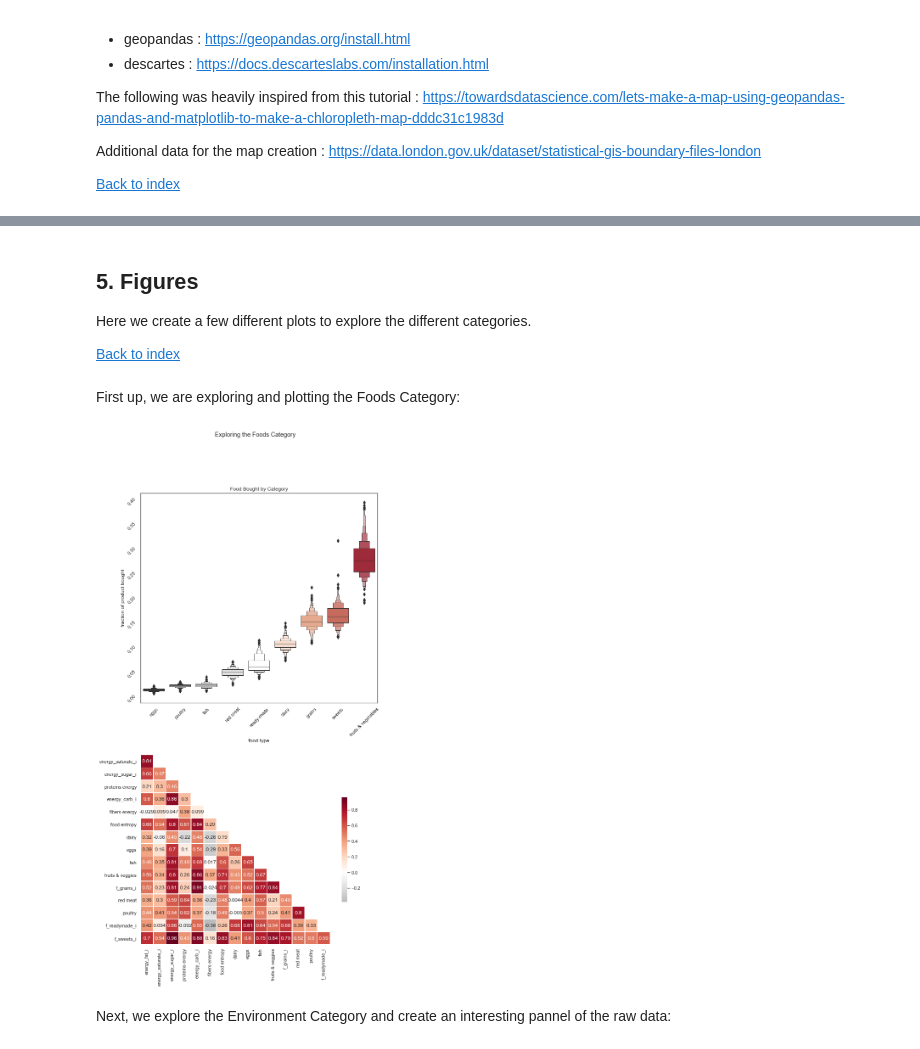
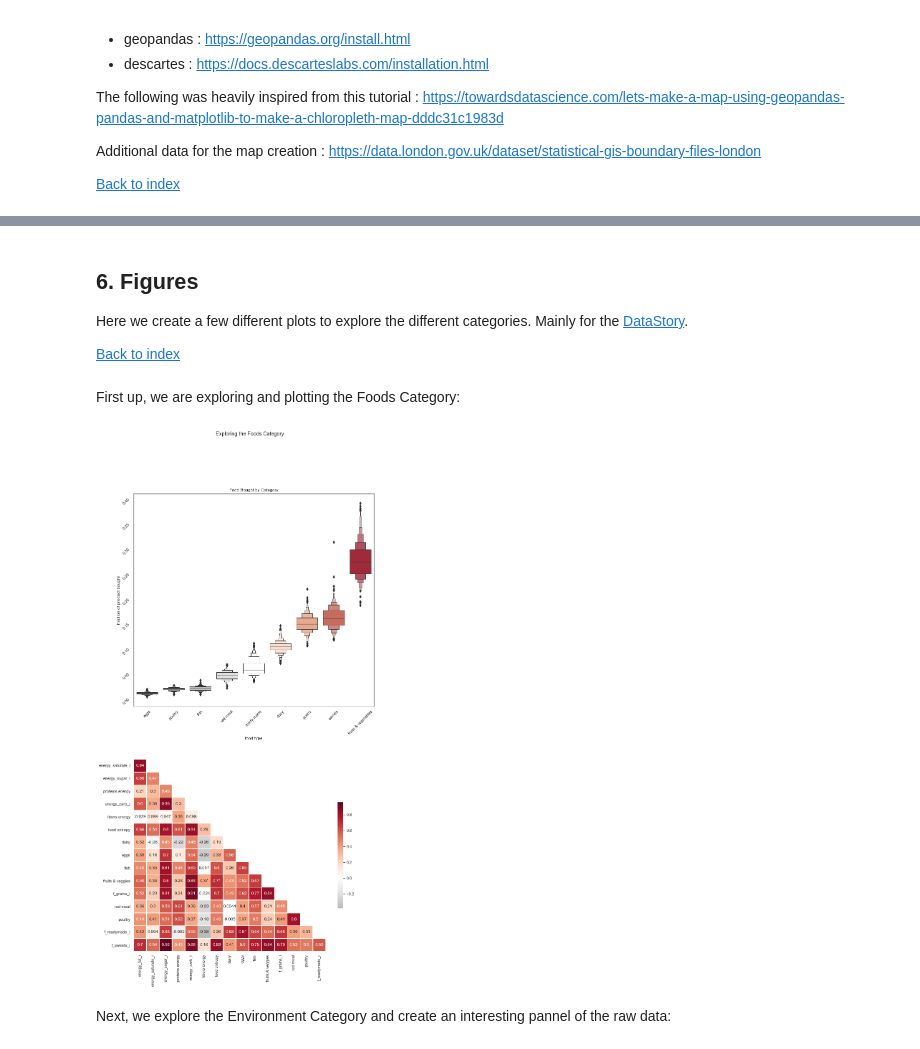
Before and after one commit to epfl-ada/ada-2020-project-milestone-p3-p3_datasurferz, a Jupyter notebook: p4.ipynb, the cells around one changed output, grey strips where cells are left out. Saved outputs shown, nothing was run; the diff lists cells and outputs as text; code cells hidden in the pictures.

```diff
--- a/p4.ipynb
+++ b/p4.ipynb
@@ -166,39 +161,26 @@ ward_crime = ward_crime.dropna(how = 'all')
 ward_demographics = ward_demographics.dropna(how = 'all',axis=1)
 ward_education = ward_education.dropna()
 ward_property= ward_property.dropna(how = 'any')
-validation = validation.dropna(how = 'all')
-validation = validation.dropna(how = 'all', axis = 1)
-validation = validation.dropna(how = 'any', axis = 0)
-#wellbeing = wellbeing.dropna(how = 'all')
-#wellbeing = wellbeing.dropna(how = 'all', axis = 1)
-#wellbeing = wellbeing.dropna(how = 'any', axis = 0)
+wellbeing =wellbeing.dropna(how='all',axis=0)
+wellbeing = wellbeing.dropna(how='all',axis=1)
+wellbeing = wellbeing.dropna(how = 'any', axis = 0)
 # %%
 # Rename all the "New Code " to "area id" for merging purposes
 master_data = {'crime': ward_crime, 'demographics': ward_demographics, 'education': ward_education,
-              'environment': ward_environment, 'property': ward_property, 'foods':ward_tesco, 'validation':validation}
+              'environment': ward_environment, 'property': ward_property, 'foods':ward_tesco, 'validation':wellbeing}
 
 for key in master_data:
     master_data[key].rename(columns= {"New Code":"area_id"}, inplace=True)
 
-# Slightly different for validatoin
-validation.rename(columns = {'New ward code':'area_id'}, inplace = True)
-
-# Keeping only most recent columns of the validation dataset
-columns_val = ['area_id', 'Life Expectancy 2013', 'Childhood Obesity 2013','Incapacity Benefit rate 2013',
-               'Unemployment rate 2013', 'Crime rate - Index 2013','Deliberate Fires 2013',
-               'Average Capped GCSE and Equivalent Point Score Per Pupil 2013', 'Unauthorised Absence in All Schools (%) 2013',
-               'Dependent children in out-of-work families 2013', 'Public Transport Accessibility 2013',
-               'Homes with access to open space & nature, and % greenspace 2013', 'Subjective well-being average score 2013']
-
-validation = validation.loc[:,columns_val]
-
-columns_well = ['Code', '2014/15', '2014/15.1', '2014/15.2', '2014/15.3']
-#wellbeing = wellbeing.loc[:,columns_well]
-
-#for col in  ['2014/15', '2014/15.1', '2014/15.2', '2014/15.3']:
-#    wellbeing.loc[:,col] = pd.to_numeric(wellbeing.loc[:,col])
-#wellbeing.rename(columns = {'Code':'oslaua','2014/15' : 'life_satifaction', '2014/15.1' : 'worthwhile',
-#                            '2014/15.2' : 'happiness', '2014/15.3':'anxiety'}, inplace = True)
+# Keeping only most relevant columns of the validation dataset
+columns_well = ['Code', 'Life Satisfaction 2013/14', 'Life Satisfaction 2014/15', 'Life Satisfaction 2015/16',
+                'Worthwhile 2013/14', 'Worthwhile 2014/15', 'Worthwhile 2015/16',
+                'Happiness 2013/14','Happiness 2014/15', 'Happiness 2015/16',
+                'Anxiety 2013/14', 'Anxiety 2014/15', 'Anxiety 2015/16']
+wellbeing = wellbeing.loc[:,columns_well]
+columns_well.remove('Code')
+for col in columns_well:
+    wellbeing.loc[:,col] = pd.to_numeric(wellbeing.loc[:,col])
 # %% [markdown]
 We need to create 11 different indicators and 2 new ones for the foods and another for alcohol. here is the list :
 * Housing
@@ -1362,7 +1338,7 @@ corr = correlations_heatmap(ALDI_re_scale)
 # %% [markdown]
-## 5. Figures <a class="anchor" id="figures"></a>
+## 6. Figures <a class="anchor" id="figures"></a>
 
-Here we create a few different plots to explore the different categories.
+Here we create a few different plots to explore the different categories. Mainly for the [DataStory](https://charlyneburki.github.io/The-ALDI/).
 
 [Back to index](#index)
 # %% [markdown]
@@ -1380,7 +1356,7 @@ sns.set_theme(style="white")
 sns.set_palette('RdGy')
 
 
-fig, axes = plt.subplots(2,1, figsize=(10,20))
+fig, axes = plt.subplots(2,1, figsize=(12, 24))
 fig.suptitle('Exploring the Foods Category')
 
 #plot 1
@@ -1388,36 +1364,35 @@ axes[0].set_title('Food Bought by Category')
 sns.boxenplot(x='food type', y='value', data=melted_food, palette='RdGy_r',ax=axes[0])
 axes[0].set(ylabel='fraction of product bought')
 axes[0].tick_params(labelrotation=45)
 
 #plot 2
 df= meta_data_indicators['Foods']
 df= df.rename(columns={'f_dairy':'dairy', 'f_eggs':'eggs', 'f_fish':'fish', 'f_fruit_veg':'fruits & veggies',
                 'f_grains':'grains', 'f_meat_red':'red meat', 'f_poultry':'poultry', 'f_readymade':'ready-made',
                            'f_sweets':'sweets', 'energy_fat':'fats energy','energy_saturate': 'saturates energy',
                    'energy_sugar': 'sugar energy','energy_protein': 'proteins energy','energy_carb': 'carbs energy',
                 'energy_fibre':'fibers energy','h_nutrients_calories_norm':'food entropy' })
 
 X = df.loc[:, df.columns != 'area_id']
 if 'Names' in X.columns:
     X = X.loc[:, X.columns != 'Names']
 n = round(X.shape[1]/1.3)
 correlations = X.corr()
 
 
 correlations = correlations.drop(correlations.index[0])
 correlations = correlations.drop(correlations.columns[correlations.shape[1]-1],axis = 1)
 
 mask = np.zeros_like(correlations, dtype=np.bool)
 mask[np.triu_indices_from(mask)] = True
 mask[np.diag_indices_from(mask)] = False
 #fig, ax = plt.subplots(figsize=(n,n))
-colors = sns.color_palette('RdGy_r',as_cmap=True)#RdGy_r
 sns.heatmap(correlations,mask=mask, annot=True, cmap = colors,ax=axes[1],
             center = 0,square=True, linewidths=.5, cbar_kws={"shrink": .5})
 plt.show()
-fig.savefig('exploring_foods.png')
+fig.savefig('output/exploring_foods.png')
 # %% [output]
-[figure, old version]
+[figure, new version]
 # %% [markdown]
 Next, we explore the Environment Category and create an interesting pannel of the raw data:
 # %%
```
Also changed, not shown: parts of 44 cells of this notebook, 46 other files.
